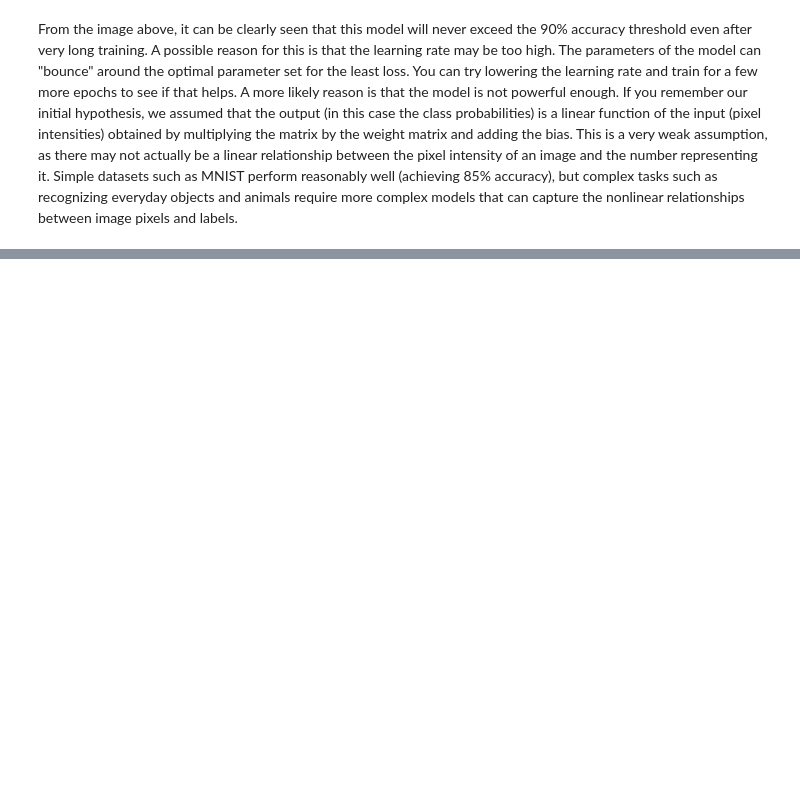
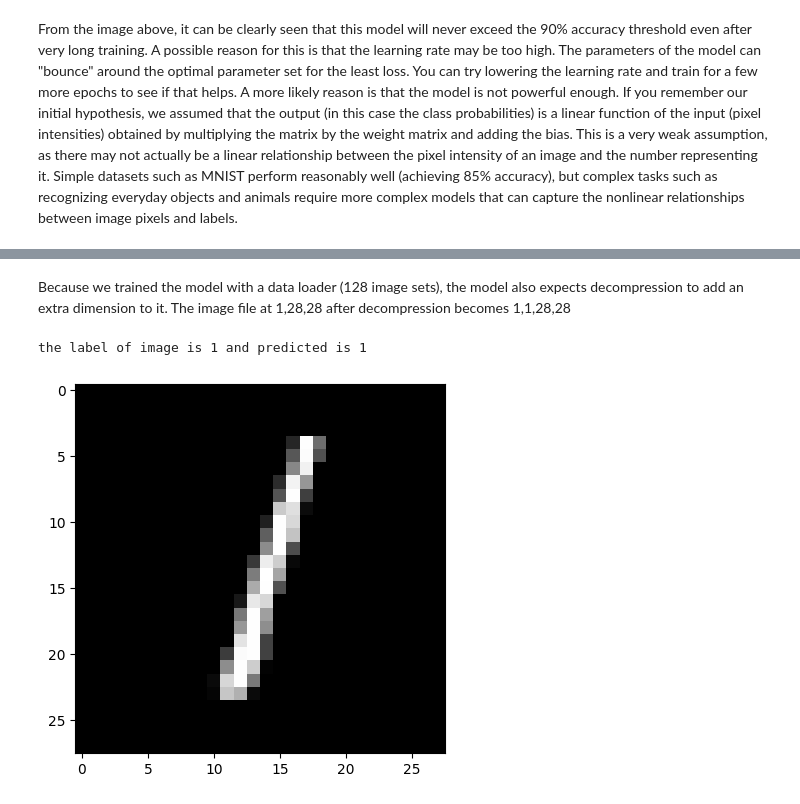
Before and after one commit to Prabhiraj-P/hello-mnist, a Jupyter notebook: mnist.ipynb, the cells around one changed output, grey strips where cells are left out. Saved outputs shown, nothing was run; the diff lists cells and outputs as text; code cells hidden in the pictures; blank space fills up the shorter version.

```diff
--- a/mnist.ipynb
+++ b/mnist.ipynb
@@ -594,0 +612,16 @@ From the image above, it can be clearly seen that this model will never exceed t
+# %%
+def img_pred(model,img):
+    xb=img.unsqueeze(0) #image shape (1,28,28) to (1,1,28,28)
+    yb=model(xb)
+    _,pred=torch.max(yb,dim=1)
+    return pred[0].item()
+# %% [markdown]
+Because we trained the model with a data loader (128 image sets), the model also expects decompression to add an extra dimension to it. The image file at 1,28,28 after decompression becomes 1,1,28,28
+# %%
+img, label=test_dataset[2]
+plt.imshow(np.array(img).reshape(-1,28),cmap='gray');
+pred_img=img_pred(model,img)
+print("the label of image is {} and predicted is {}".format(label,pred_img))
+# %% [output]
+the label of image is 1 and predicted is 1
+[figure, added]
```
Also changed, not shown: parts of 23 cells of this notebook.
